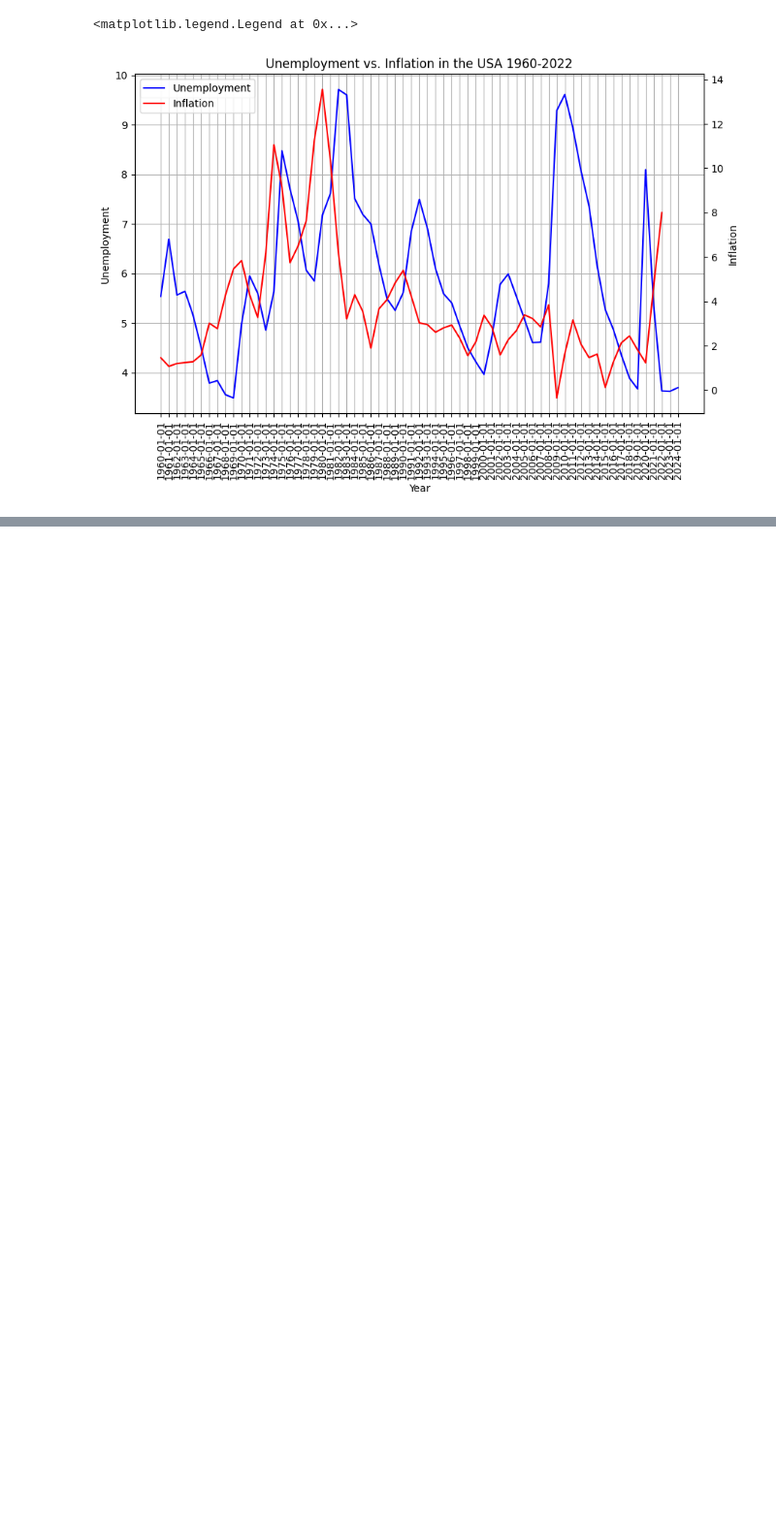
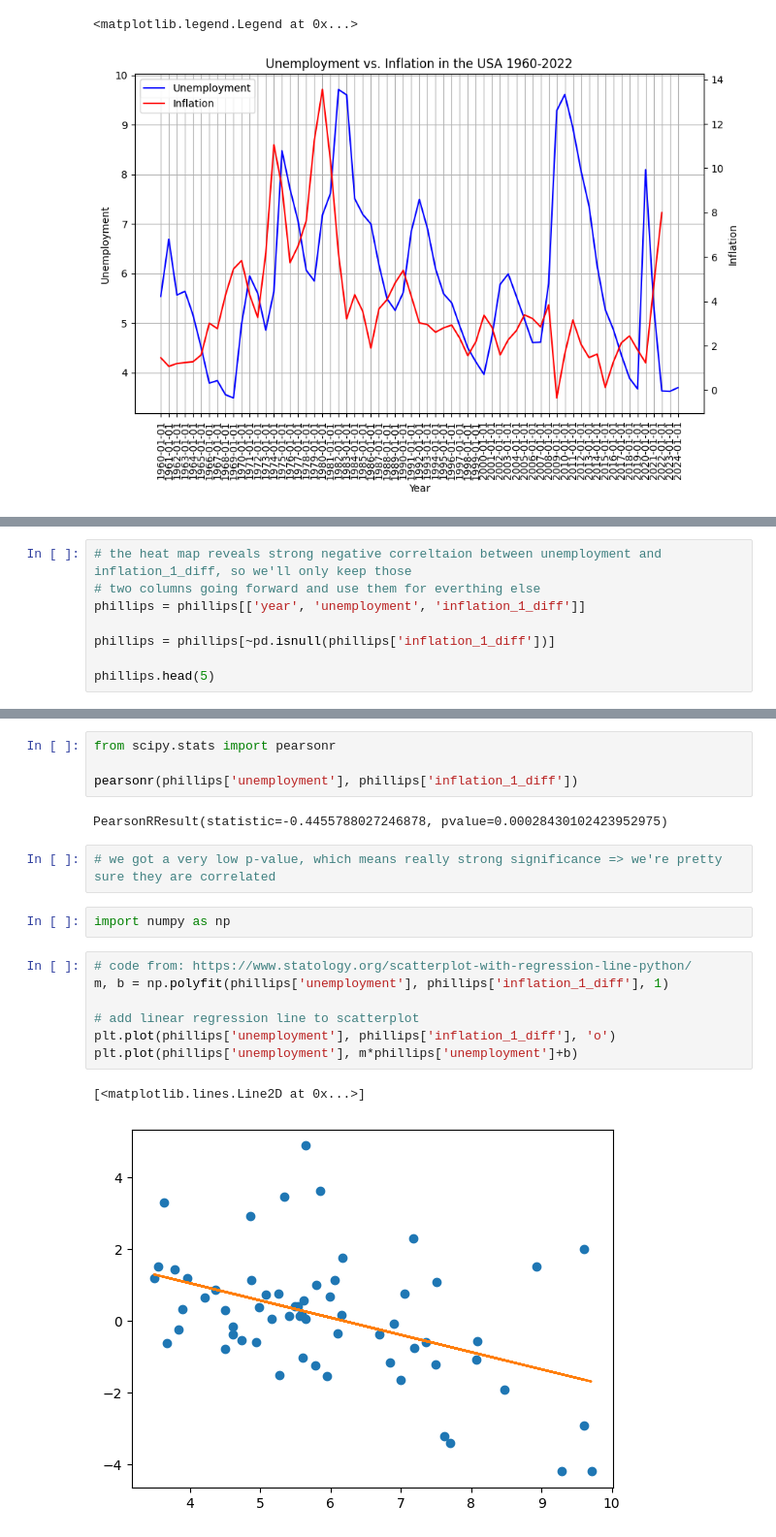
Before and after one commit to subthalamic/subthalamic, a Jupyter notebook: luca-intro/Phillips curve.ipynb, the cells around one changed output, grey strips where cells are left out. Shown at 97% size. Drawn from its saved outputs; the diff is of its cells as text; blank space fills up the shorter version.

Commit message:
Add statistical tests to the notebook

```diff
--- a/luca-intro/Phillips curve.ipynb
+++ b/luca-intro/Phillips curve.ipynb
@@ -149,0 +271,8 @@ axb.legend(lines + lines2, labels + labels2, loc='upper left')
+# %%
+# the heat map reveals strong negative correltaion between unemployment and inflation_1_diff, so we'll only keep those
+# two columns going forward and use them for everthing else
+phillips = phillips[['year', 'unemployment', 'inflation_1_diff']]
+
+phillips = phillips[~pd.isnull(phillips['inflation_1_diff'])]
+
+phillips.head(5)
@@ -149,0 +286,20 @@ axb.legend(lines + lines2, labels + labels2, loc='upper left')
+# %%
+from scipy.stats import pearsonr
+
+pearsonr(phillips['unemployment'], phillips['inflation_1_diff'])
+# %% [output]
+PearsonRResult(statistic=-0.4455788027246878, pvalue=0.00028430102423952975)
+# %%
+# we got a very low p-value, which means really strong significance => we're pretty sure they are correlated
+# %%
+import numpy as np
+# %%
+# code from: https://www.statology.org/scatterplot-with-regression-line-python/
+m, b = np.polyfit(phillips['unemployment'], phillips['inflation_1_diff'], 1)
+
+# add linear regression line to scatterplot
+plt.plot(phillips['unemployment'], phillips['inflation_1_diff'], 'o')
+plt.plot(phillips['unemployment'], m*phillips['unemployment']+b)
+# %% [output]
+[<matplotlib.lines.Line2D at 0x...>]
+[figure, added]
```
Also changed, not shown: parts of 29 cells of this notebook.
